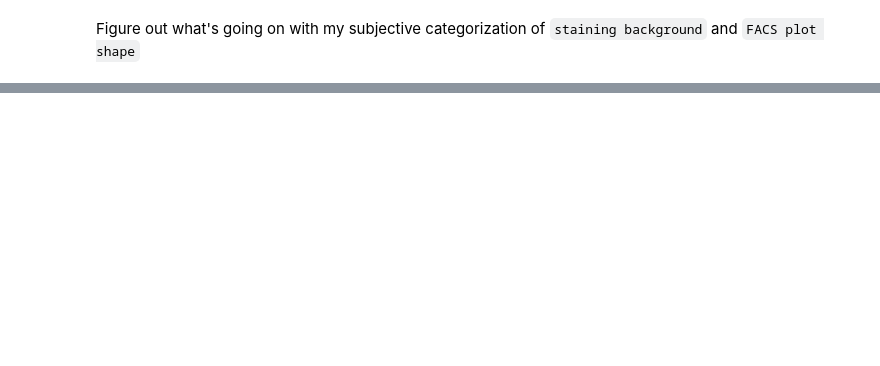
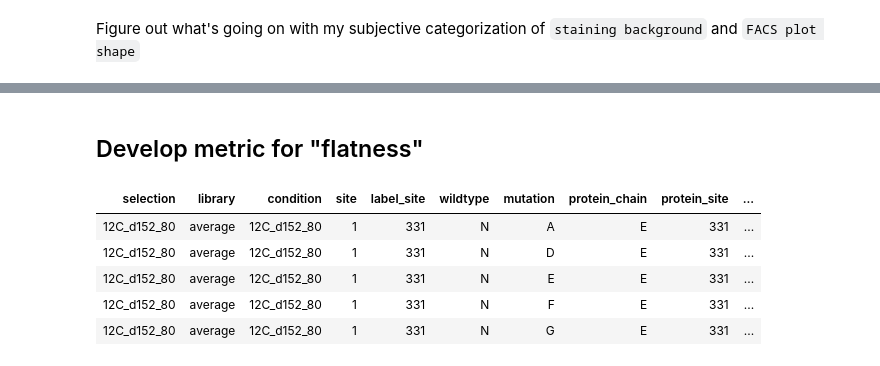
Before and after one commit to jbloomlab/SARS-CoV-2-RBD_MAP_Moderna, a Jupyter notebook: experimental_data/flat_profiles.ipynb, the cells around one changed output, grey strips where cells are left out. Saved outputs shown, nothing was run; the diff lists cells and outputs as text; code cells hidden in the pictures; blank space fills up the shorter version.

```diff
--- a/experimental_data/flat_profiles.ipynb
+++ b/experimental_data/flat_profiles.ipynb
@@ -31,3 +33,9 @@ import yaml
+# %%
+with open('../data/escape_profiles_config.yaml') as f:
+    config = yaml.safe_load(f)
+
+with open('../config.yaml') as f:
+    global_config = yaml.safe_load(f)
 # %% [markdown]
 Make results directory
 # %%
@@ -352,3 +278,19 @@ svgutils.compose.Figure(fig_width,
 display(SVG(final_svg))
 # %% [output]
 [drawing not drawn]
+# %% [markdown]
+## Develop metric for "flatness"
+# %%
+escape_fracs_file = os.path.join('..', global_config['escape_fracs'])
+escape_fracs = pd.read_csv(escape_fracs_file).query('library == "average"')
+
+escape_metrics = [global_config['site_metric'], global_config['mut_metric']]
+
+display(HTML(escape_fracs.head().to_html(index=False)))
+# %% [output]
+| selection | library | condition | site | label_site | wildtype | mutation | protein_chain | protein_site | ... |
+| 12C_d152_80 | average | 12C_d152_80 | 1 | 331 | N | A | E | 331 | ... |
+| 12C_d152_80 | average | 12C_d152_80 | 1 | 331 | N | D | E | 331 | ... |
+| 12C_d152_80 | average | 12C_d152_80 | 1 | 331 | N | E | E | 331 | ... |
+| 12C_d152_80 | average | 12C_d152_80 | 1 | 331 | N | F | E | 331 | ... |
+| 12C_d152_80 | average | 12C_d152_80 | 1 | 331 | N | G | E | 331 | ... |
```
Also changed, not shown: parts of 14 cells of this notebook, 19 other files.
